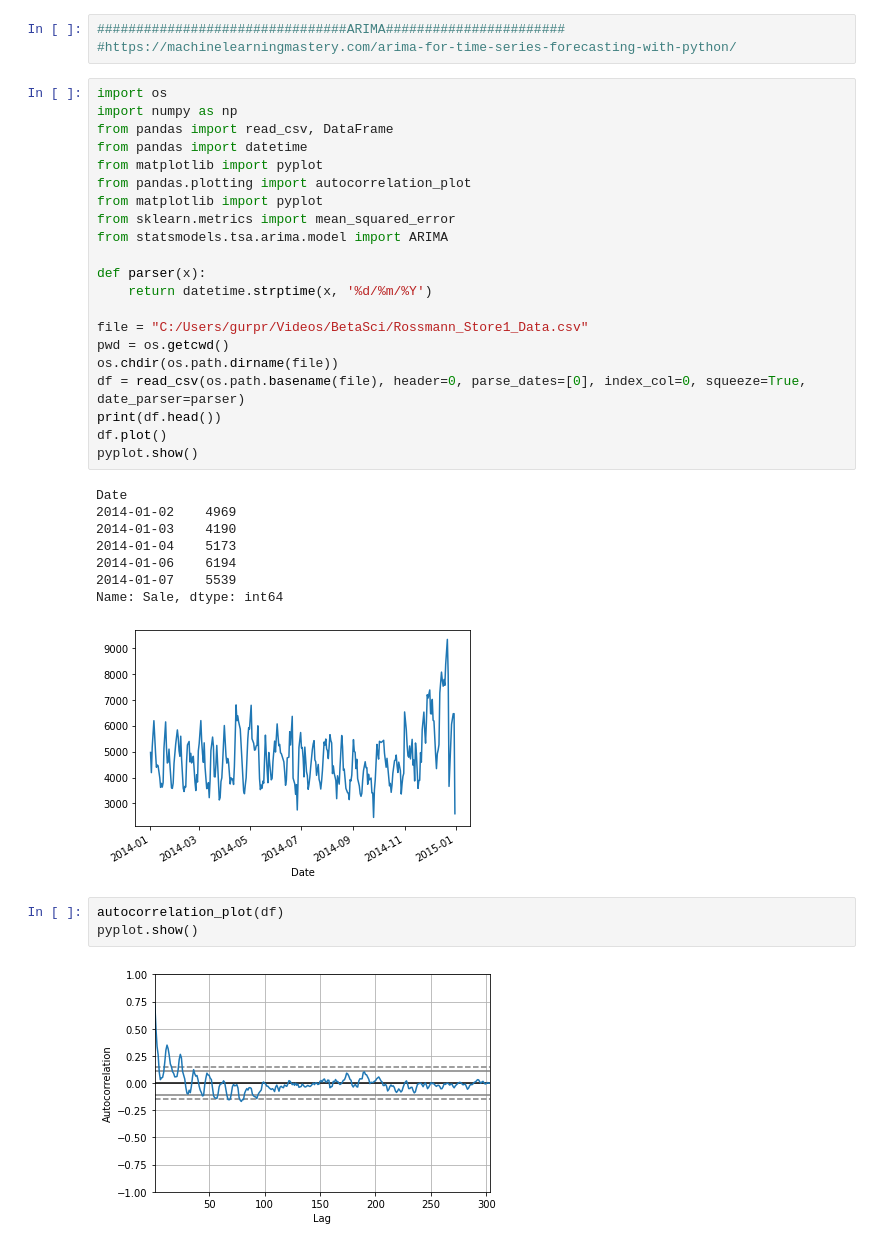
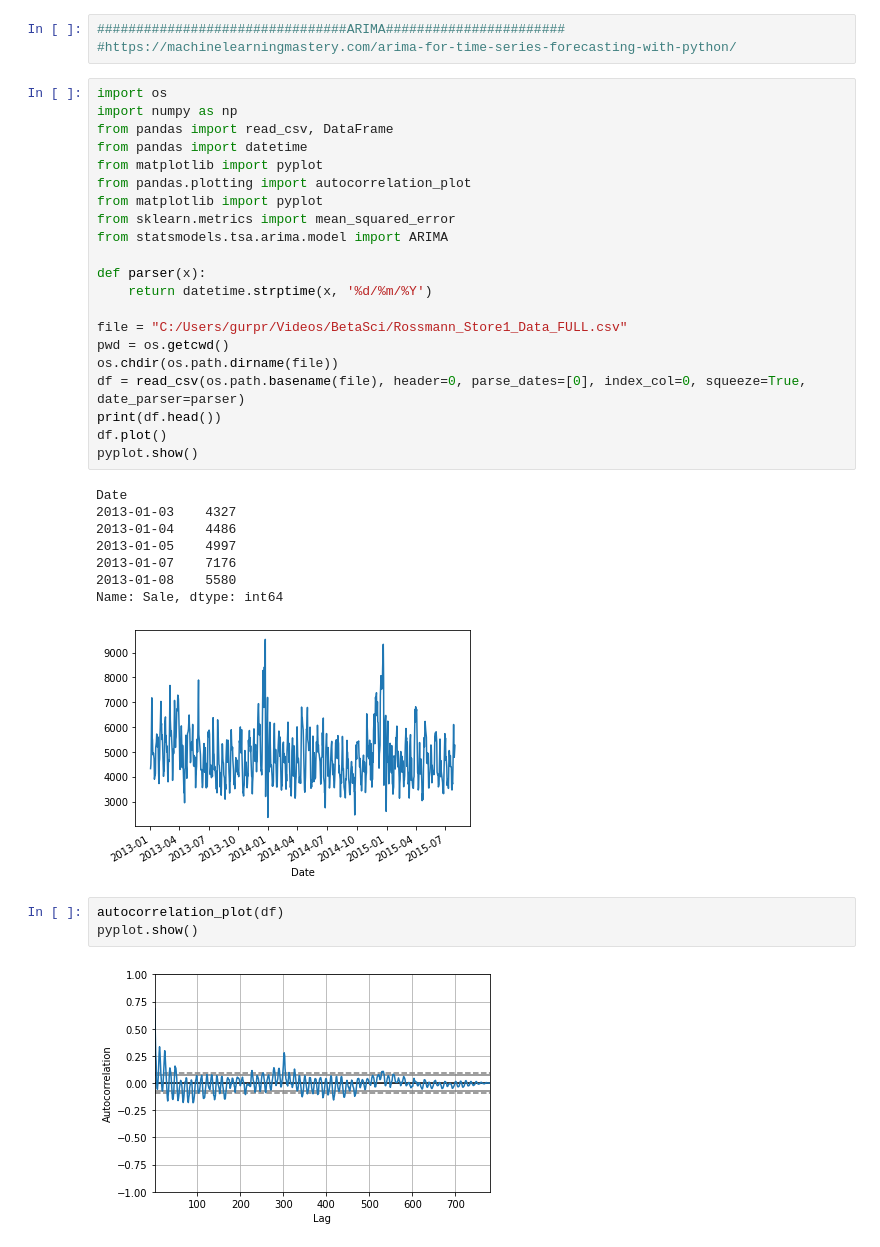
Before and after one commit to gpreet-singh/betasci, a Jupyter notebook: arima.ipynb, the cells around one changed output. Saved outputs shown, nothing was run; the diff lists cells and outputs as text.

```diff
--- a/arima.ipynb
+++ b/arima.ipynb
@@ -4,38 +4,38 @@
 # %%
 import os
 import numpy as np
 from pandas import read_csv, DataFrame
 from pandas import datetime
 from matplotlib import pyplot
 from pandas.plotting import autocorrelation_plot
 from matplotlib import pyplot
 from sklearn.metrics import mean_squared_error
 from statsmodels.tsa.arima.model import ARIMA
 
 def parser(x):
 	return datetime.strptime(x, '%d/%m/%Y')
 
-file = "C:/Users/gurpr/Videos/BetaSci/Rossmann_Store1_Data.csv"
+file = "C:/Users/gurpr/Videos/BetaSci/Rossmann_Store1_Data_FULL.csv"
 pwd = os.getcwd()
 os.chdir(os.path.dirname(file))
 df = read_csv(os.path.basename(file), header=0, parse_dates=[0], index_col=0, squeeze=True, date_parser=parser)
 print(df.head())
 df.plot()
 pyplot.show()
 # %% [output]
 Date
-2014-01-02    4969
-2014-01-03    4190
-2014-01-04    5173
-2014-01-06    6194
-2014-01-07    5539
+2013-01-03    4327
+2013-01-04    4486
+2013-01-05    4997
+2013-01-07    7176
+2013-01-08    5580
 Name: Sale, dtype: int64
-[figure, old version]
+[figure, new version]
 # %%
 autocorrelation_plot(df)
 pyplot.show()
 # %% [output]
-[figure, old version]
+[figure, new version]
 # %%
 # fit model
 model = ARIMA(df, order=(5,1,0))
```
Also changed, not shown: parts of 5 cells of this notebook, 4 other files.
